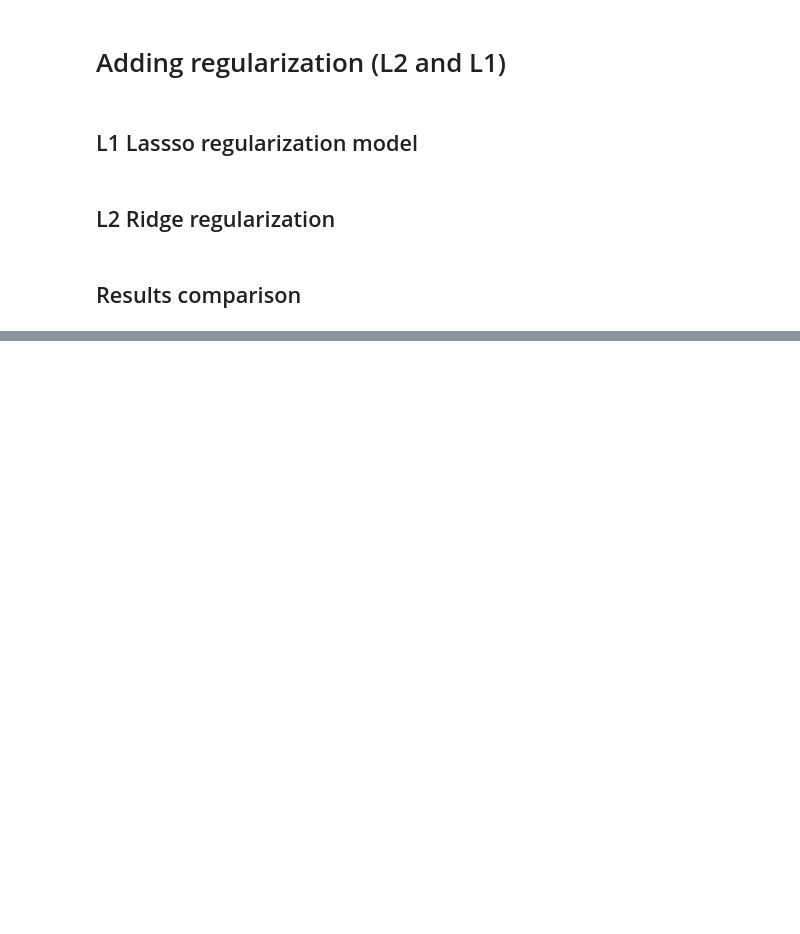
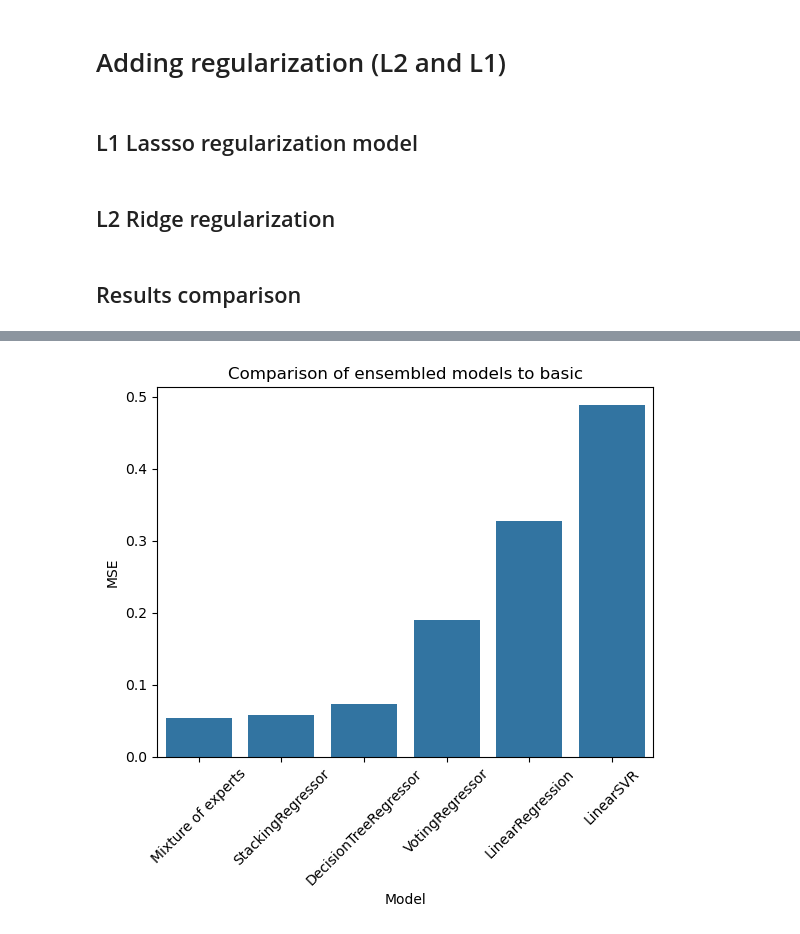
Before and after one commit to DamianAdamek/FIFA-22-EDA-ML, a Jupyter notebook: advanced_ML_models.ipynb, the cells around one changed output, grey strips where cells are left out. Cells and saved outputs as stored; diff of their text form; code cells hidden in the pictures; blank space fills up the shorter version.

```diff
--- a/advanced_ML_models.ipynb
+++ b/advanced_ML_models.ipynb
@@ -408,0 +646,35 @@ plt.show()
+# %%
+import numpy as np
+
+class MixtureOfExperts:
+    def __init__(self, experts, gating_model):
+        self.experts = experts
+        self.gating_model = gating_model
+
+    def fit(self, X, y):
+        for expert in self.experts:
+            expert.fit(X, y)
+
+        expert_preds = np.column_stack([expert.predict(X) for expert in self.experts])
+        best_expert_idx = np.argmin(np.abs(expert_preds - y.reshape(-1, 1)), axis=1)
+
+        self.gating_model.fit(X, best_expert_idx)
+        return self
+
+    def predict(self, X):
+        expert_preds = np.column_stack([expert.predict(X) for expert in self.experts])
+        gating_probs = self.gating_model.predict_proba(X)
+
+        weighted_preds = np.sum(gating_probs * expert_preds, axis=1)
+        return weighted_preds
+# %%
+moe = MixtureOfExperts(experts=[model for name, model in base_models],
+                       gating_model=LogisticRegression())
+moe.fit(X_train, y_train)
+
+y_pred = moe.predict(X_test)
+mse = mean_squared_error(y_test, y_pred)
+print(f"Mixture of Experts MSE: {mse:.4f}")
+results.append(('Mixture of experts', mse))
+df = pd.DataFrame(sorted(results, key=lambda x: x[1]), columns=['Model', 'MSE'])
+display(df)
@@ -408,0 +690,7 @@ plt.show()
+# %%
+sns.barplot(x=df['Model'], y=df['MSE'])
+plt.xticks(rotation=45)
+plt.title("Comparison of ensembled models to basic")
+plt.show()
+# %% [output]
+[figure, added]
```
Also changed, not shown: parts of 29 cells of this notebook, 3 other files.
